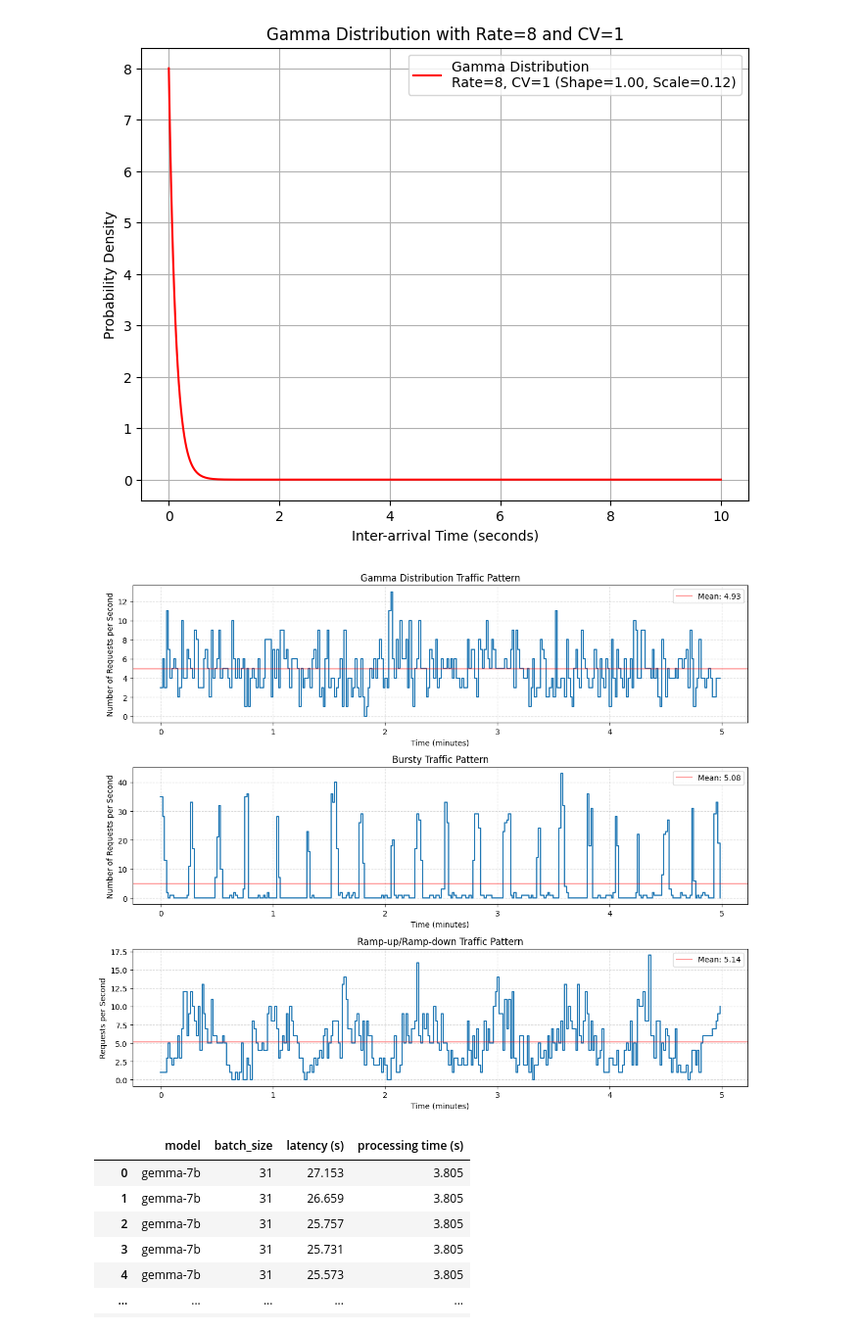
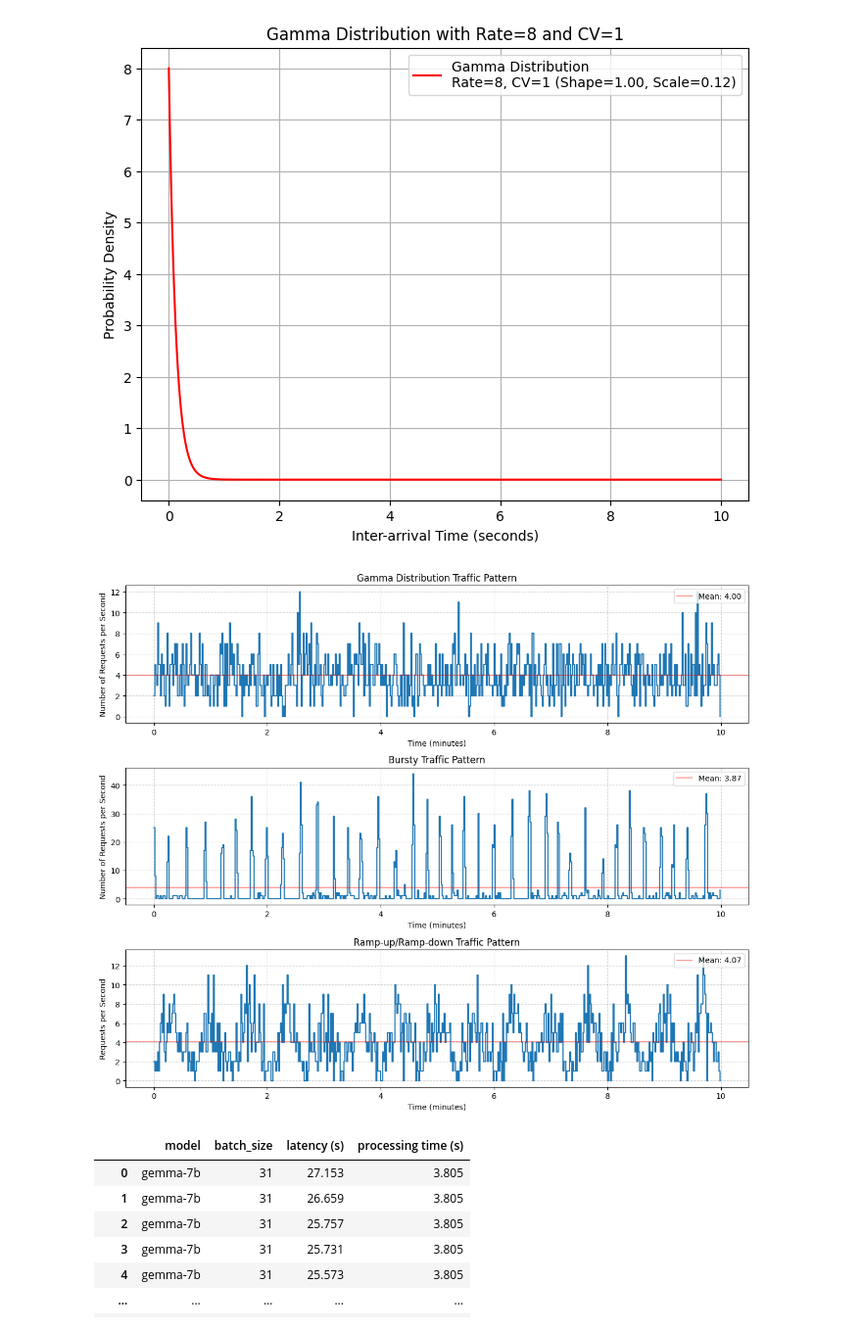
Before and after one commit to Antonio-MI/sincere, a Jupyter notebook: process_results.ipynb, the cells around one changed output. Shown at 98% size. Drawn from its saved outputs; the diff is of its cells as text; code cells hidden in the pictures.

```diff
--- a/process_results.ipynb
+++ b/process_results.ipynb
@@ -192,8 +192,8 @@ np.random.seed(42)
 random.seed(42)
 
 # Plot 1: Gamma Distribution Traffic Pattern
-run_duration = 5 * 60  # Total time in seconds (e.g., 10 minutes)
-rate = 5                # Average rate (requests per second)
+run_duration = 10 * 60  # Total time in seconds (e.g., 10 minutes)
+rate = 4                # Average rate (requests per second)
 shape = 1.0             # Shape parameter (alpha)
 scale = 1 / rate        # Scale parameter (theta)
 
@@ -222,15 +222,15 @@ ax[0].legend(loc="upper right")
 arrival_times = []
 current_time = 0
 while current_time < run_duration:
-    burst_duration = np.random.uniform(1, 4)
-    burst_rate = np.random.uniform(25, 35)
+    burst_duration = np.random.uniform(1, 3)
+    burst_rate = np.random.uniform(20, 35)
     num_requests = int(burst_duration * burst_rate)
     inter_arrival_times = np.random.exponential(1 / burst_rate, size=num_requests)
     if inter_arrival_times.size > 0:
         cumulative_times = current_time + np.cumsum(inter_arrival_times)
         arrival_times.extend(cumulative_times[cumulative_times <= current_time + burst_duration])
     current_time += burst_duration
-    idle_duration = np.random.uniform(10, 15)
+    idle_duration = np.random.uniform(10, 18)
     idle_rate = np.random.uniform(0, 1)
     num_requests = int(idle_duration * idle_rate)
     inter_arrival_times = np.random.exponential(1 / idle_rate, size=num_requests) if idle_rate > 0 else []
@@ -253,39 +253,39 @@ ax[1].legend(loc="upper right")
 
 # Plot 3: Repeating Ramp-up/Ramp-down Traffic Pattern
 min_rate = 1
-max_rate = 9
+max_rate = 7
 ramp_up_duration = 20
 ramp_down_duration = 20
 cycle_duration = ramp_up_duration + ramp_down_duration
 arrival_times = []
 current_time = 0
 while current_time < run_duration:
     time_in_cycle = (current_time % cycle_duration)
     if time_in_cycle < ramp_up_duration:
         current_rate = min_rate + (max_rate - min_rate) * (time_in_cycle / ramp_up_duration)
     else:
         time_in_ramp_down = time_in_cycle - ramp_up_duration
         current_rate = max_rate - (max_rate - min_rate) * (time_in_ramp_down / ramp_down_duration)
     inter_arrival_time = np.random.exponential(1 / current_rate)
     current_time += inter_arrival_time
     if current_time <= run_duration:
         arrival_times.append(current_time)
 arrival_times = np.array(arrival_times)
 request_counts, _ = np.histogram(arrival_times, bins=time_bins)
 # Plot Ramp-up/Ramp-down Traffic
 ramp_mean = np.mean(request_counts)
 ax[2].step(time_bins_minutes[:-1], request_counts, where='post')
 ax[2].axhline(ramp_mean, color='r', linestyle='-', label=f'Mean: {ramp_mean:.2f}', alpha = 0.4)
 ax[2].set_title('Ramp-up/Ramp-down Traffic Pattern')
 ax[2].set_xlabel('Time (minutes)')
 ax[2].set_ylabel('Requests per Second')
 ax[2].grid(True, linestyle="--", alpha=0.5)
 ax[2].legend(loc="upper right")
 
 plt.tight_layout()
 plt.show()
 # %% [output]
-[figure, old version]
+[figure, new version]
 # %%
 # %% [output]
 |  | model | batch_size | latency (s) | processing time (s) |
```
Also changed, not shown: parts of 2 cells of this notebook, 3 other files.
